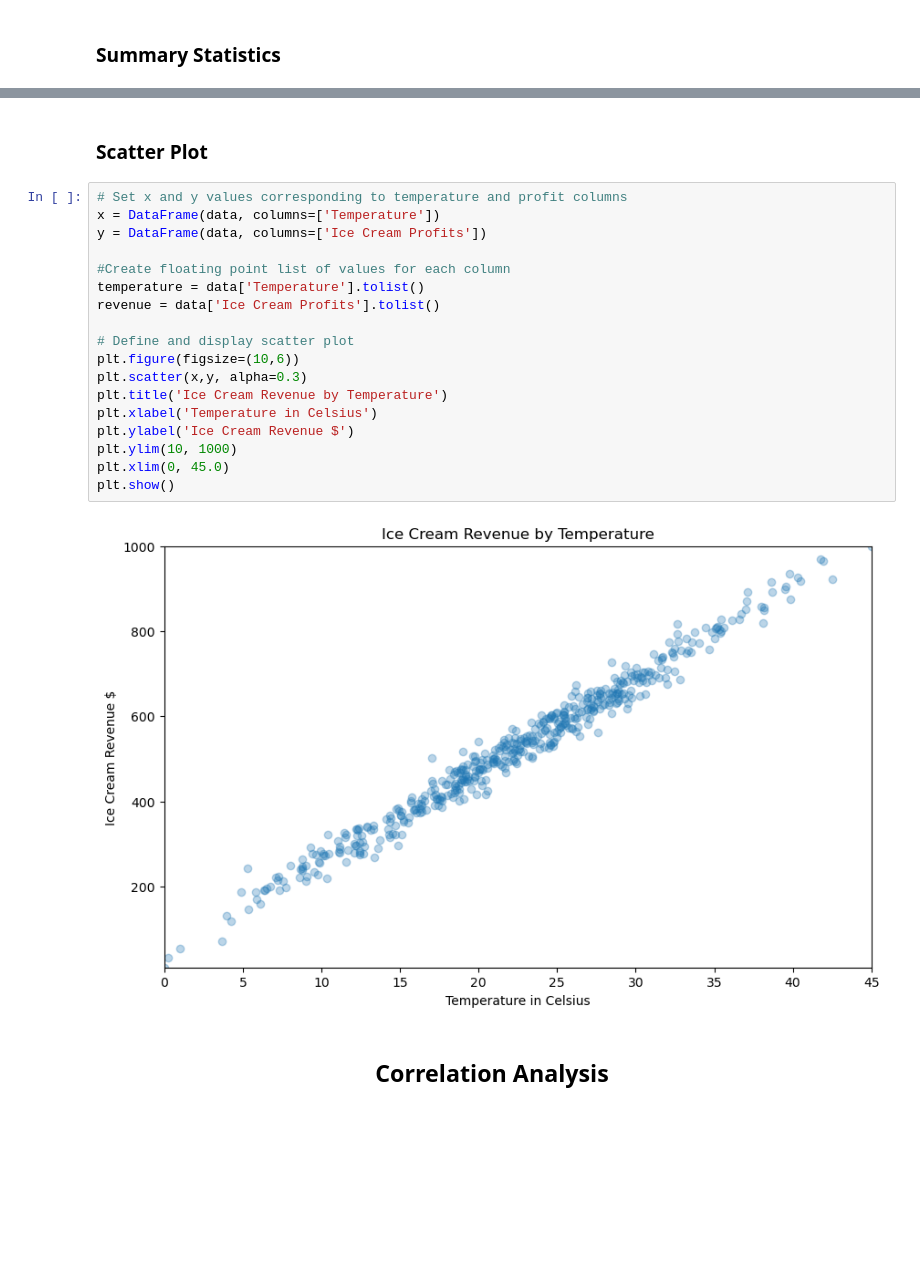
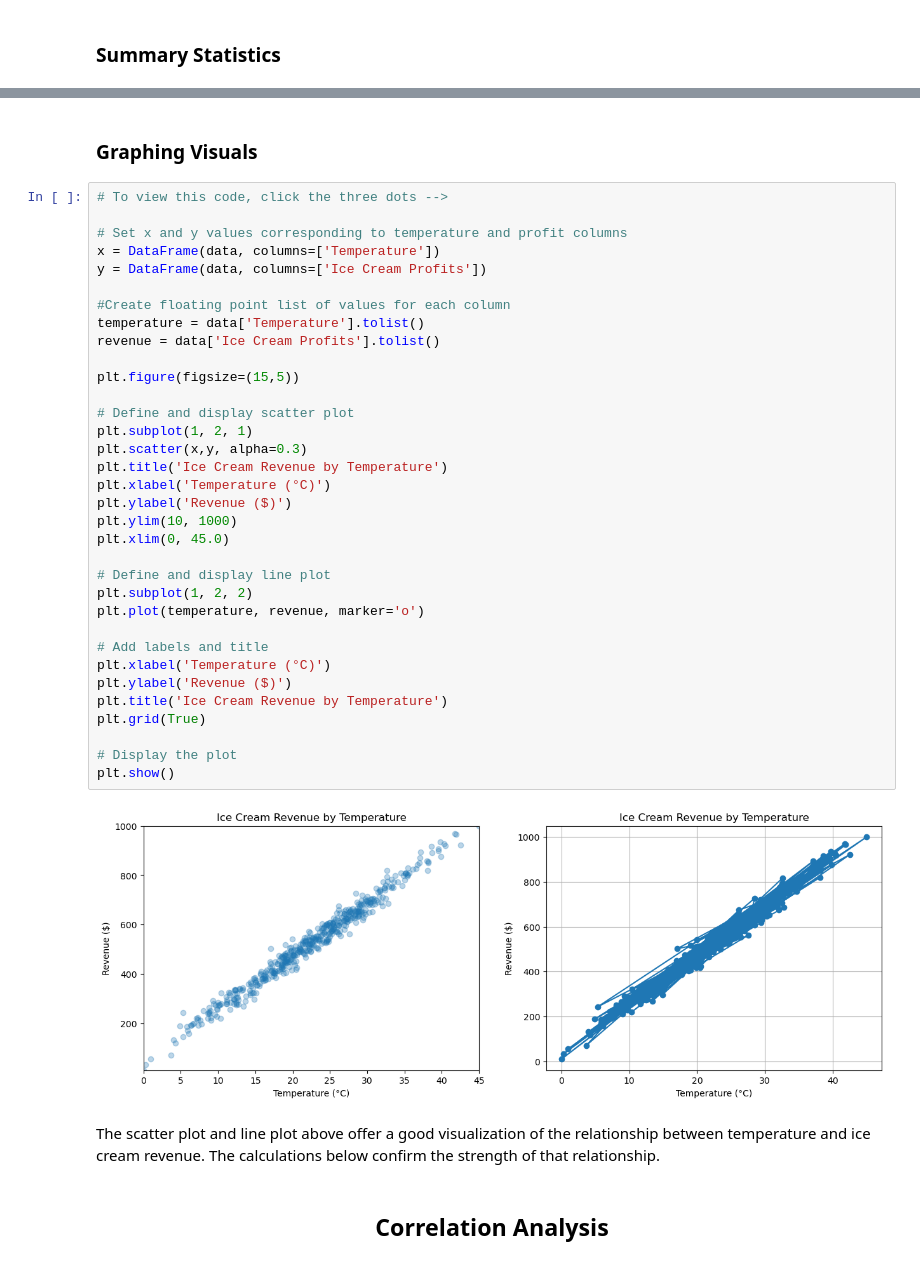
Before and after one commit to nickking93/Machine-Learning-Revenue-Predictor_WGU-Capstone, a Jupyter notebook: IceCreamRevenuePrediction.ipynb, the cells around one changed output, grey strips where cells are left out. Saved outputs shown, nothing was run; the diff lists cells and outputs as text; blank space fills up the shorter version.

```diff
--- a/IceCreamRevenuePrediction.ipynb
+++ b/IceCreamRevenuePrediction.ipynb
@@ -51,25 +60,43 @@ The above chart displays statistics that summarize the central tendency, dispers
 # %% [markdown]
-<h3>Scatter Plot</h3>
+<h3>Graphing Visuals</h3>
 # %%
+# To view this code, click the three dots -->
+
 # Set x and y values corresponding to temperature and profit columns
 x = DataFrame(data, columns=['Temperature'])
 y = DataFrame(data, columns=['Ice Cream Profits'])
 
 #Create floating point list of values for each column
 temperature = data['Temperature'].tolist()
 revenue = data['Ice Cream Profits'].tolist()
 
+plt.figure(figsize=(15,5))
+
 # Define and display scatter plot
-plt.figure(figsize=(10,6))
+plt.subplot(1, 2, 1)
 plt.scatter(x,y, alpha=0.3)
 plt.title('Ice Cream Revenue by Temperature')
-plt.xlabel('Temperature in Celsius')
-plt.ylabel('Ice Cream Revenue $')
+plt.xlabel('Temperature (°C)')
+plt.ylabel('Revenue ($)')
 plt.ylim(10, 1000)
 plt.xlim(0, 45.0)
+
+# Define and display line plot
+plt.subplot(1, 2, 2)
+plt.plot(temperature, revenue, marker='o')
+
+# Add labels and title
+plt.xlabel('Temperature (°C)')
+plt.ylabel('Revenue ($)')
+plt.title('Ice Cream Revenue by Temperature')
+plt.grid(True)
+
+# Display the plot
 plt.show()
 # %% [output]
-[figure, old version]
+[figure, new version]
+# %% [markdown]
+The scatter plot and line plot above offer a good visualization of the relationship between temperature and ice cream revenue. The calculations below confirm the strength of that relationship.
 # %% [markdown]
 <h2><center>Correlation Analysis</center></h2>
 # %% [markdown]
```
Also changed, not shown: parts of 20 cells of this notebook.
